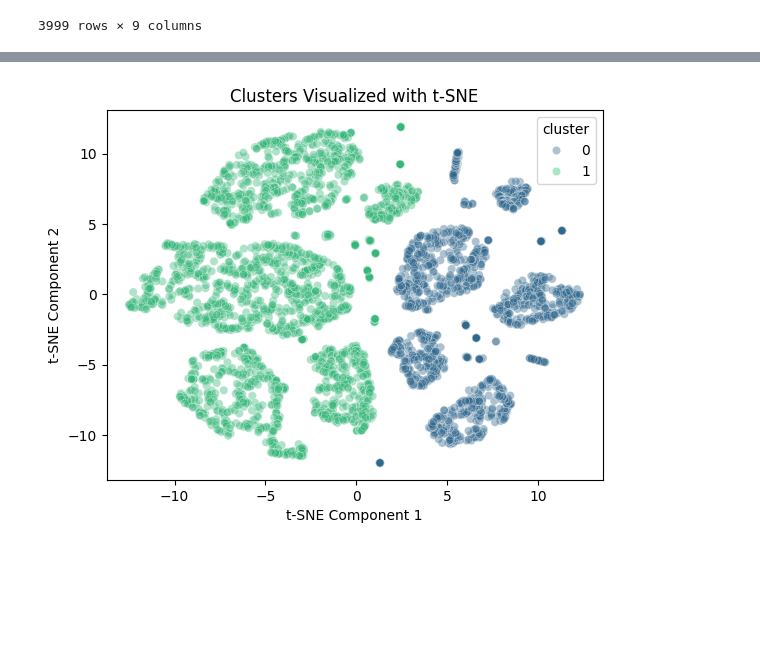
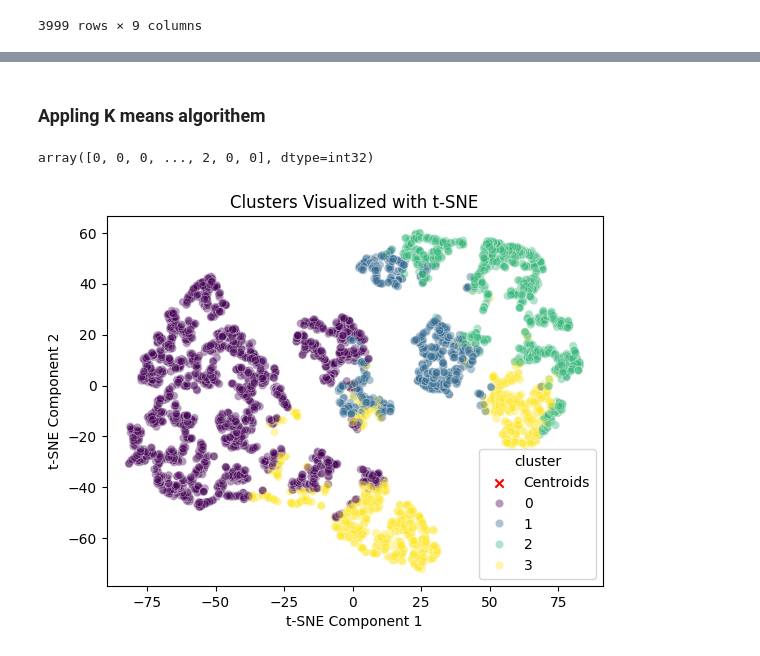
Before and after one commit to SSRaju96/Assignment, a Jupyter notebook: K_Means/K_means_Assignment.ipynb, the cells around one changed output, grey strips where cells are left out. Saved outputs shown, nothing was run; the diff lists cells and outputs as text; code cells hidden in the pictures; blank space fills up the shorter version.

Commit message:
K Means assignment

```diff
--- a/K_Means/K_means_Assignment.ipynb
+++ b/K_Means/K_means_Assignment.ipynb
@@ -330,0 +424,9 @@ array([1, 1, 1, ..., 0, 1, 1], dtype=int32)
+# %%
+# prompt: standerdize Df_AirLines_preprocessed_wo_outliers
+
+from sklearn.preprocessing import StandardScaler
+
+scaler = StandardScaler()
+standardized_data_wo_outliers = scaler.fit_transform(Df_AirLines_preprocessed_wo_outliers)
+
+standardized_data_wo_outliers = pd.DataFrame(standardized_data_wo_outliers, columns=Df_AirLines_preprocessed_wo_outliers.columns)
@@ -330,0 +458,16 @@ array([1, 1, 1, ..., 0, 1, 1], dtype=int32)
+# %%
+
+# prompt: T SNE plot for the data
+
+from sklearn.manifold import TSNE
+
+# Initialize and fit the TSNE model
+#tsne_model = TSNE(n_components=2, learning_rate='auto',init='random', perplexity=3)
+tsne_model=TSNE(n_components=2,  perplexity=30, learning_rate='auto', n_iter=2000)
+transformed_data_wo_out = tsne_model.fit_transform(standardized_data_wo_outliers)
+
+# Create a scatter plot of the transformed data
+plt.figure(figsize=(10, 7))
+plt.scatter(transformed_data_wo_out[:, 0], transformed_data_wo_out[:, 1])
+plt.title('t-SNE Plot of the Data')
+plt.show()
@@ -331,10 +476,26 @@ array([1, 1, 1, ..., 0, 1, 1], dtype=int32)
+# %%
+df_transformed_data_wo_out = pd.DataFrame(data=transformed_data_wo_out, columns=['t-SNE Component 1', 't-SNE Component 2'])
+# %% [markdown]
+### Appling K means algorithem
+# %%
+#Build Cluster algorithm
+from sklearn.cluster import KMeans
+clusters_new = KMeans(n_clusters=4, init='random',algorithm='lloyd', random_state=100)
+clusters_new.fit(standardized_data_wo_outliers)
+centroids = clusters_new.cluster_centers_
+# %%
+
+clusters_new.labels_
+# %% [output]
+array([0, 0, 0, ..., 2, 0, 0], dtype=int32)
 # %%
 # Add the cluster information to the reduced data
-df_tsne['cluster'] = clusters_new.labels_
+df_transformed_data_wo_out['cluster'] = clusters_new.labels_
 
 # Plotting
-sns.scatterplot(x='t-SNE Component 1', y='t-SNE Component 2', hue='cluster', data=df_tsne, palette='viridis', alpha=0.4 )
+plt.scatter(centroids[:, 0], centroids[:, 1], c='red', marker='x', label='Centroids')
+sns.scatterplot(x='t-SNE Component 1', y='t-SNE Component 2', hue='cluster', data=df_transformed_data_wo_out, palette='viridis', alpha=0.4 )
 plt.title('Clusters Visualized with t-SNE')
 plt.show()
 # %% [output]
-[figure, old version]
+[figure, new version]
```
Also changed, not shown: parts of 26 cells of this notebook, 2 other files.
